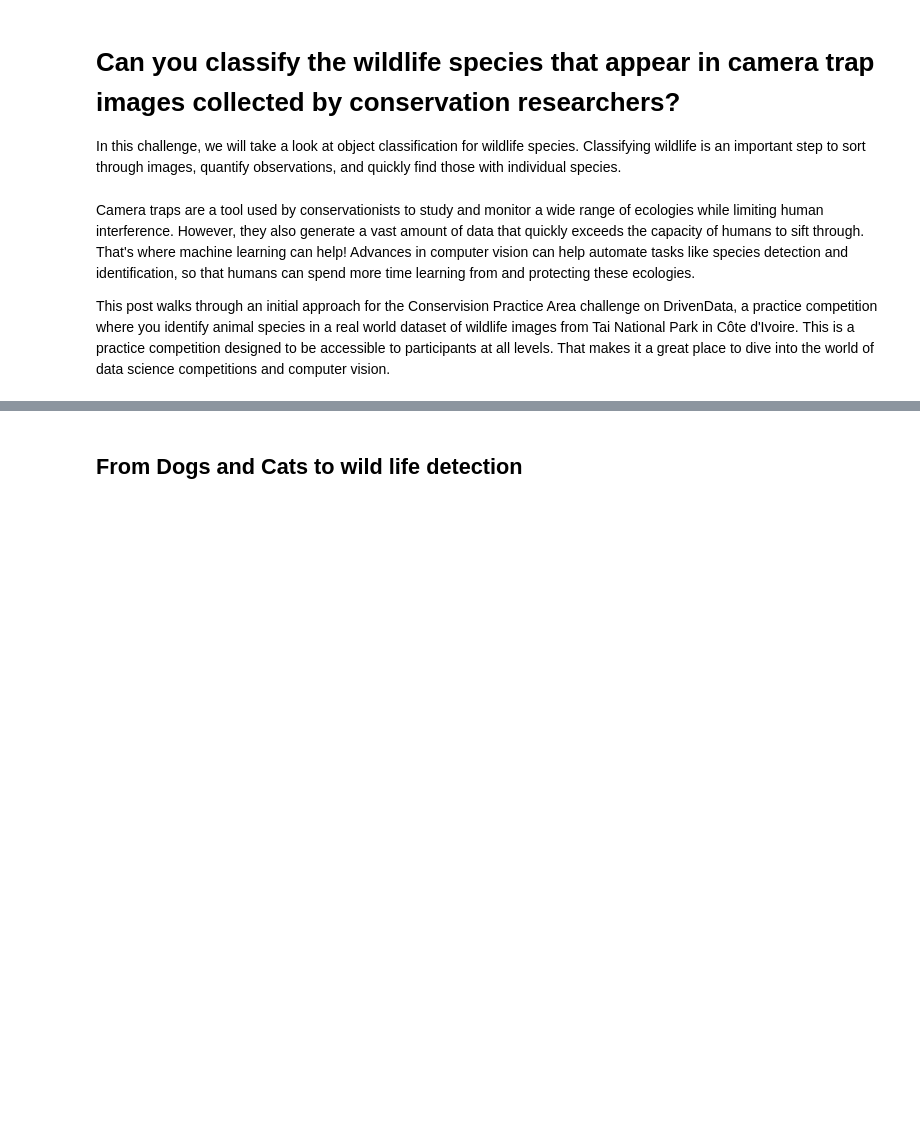
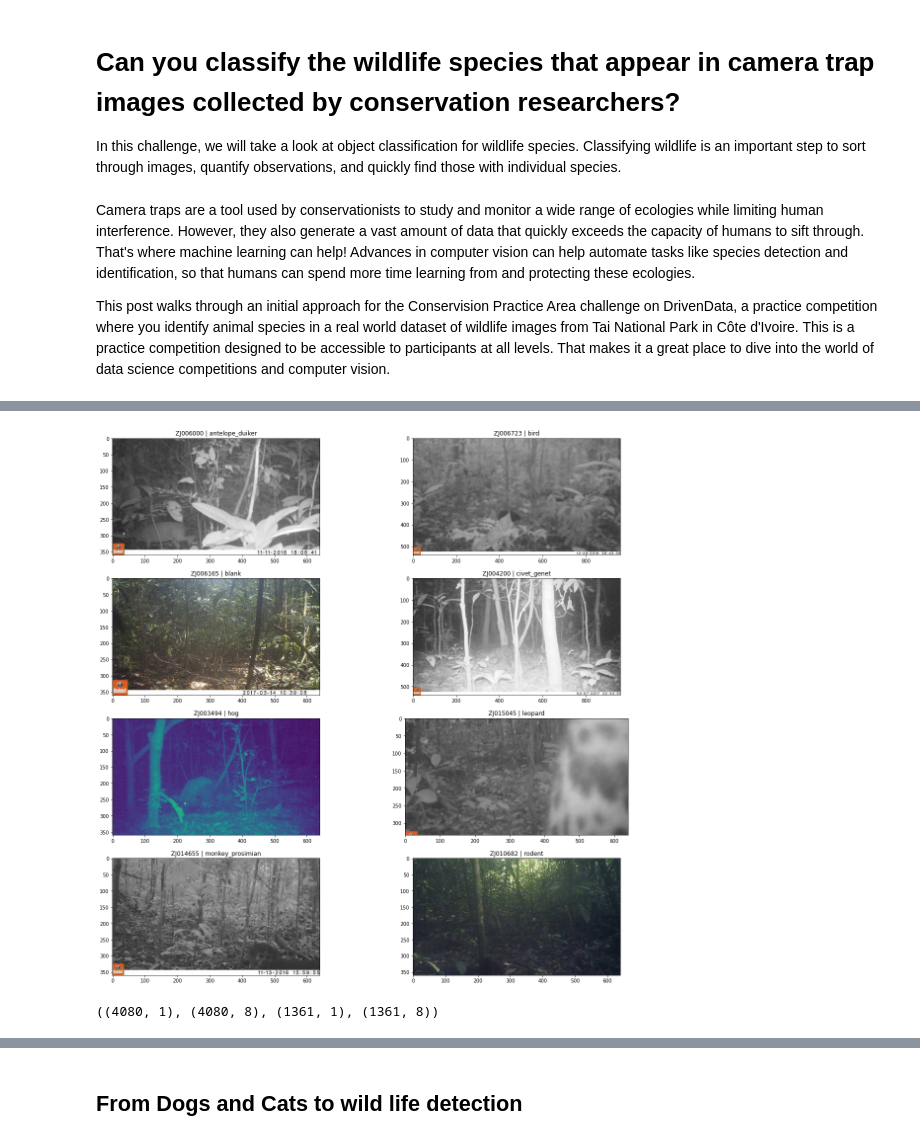
Before and after one commit to afortuny/DeepLearningFastAI, a Jupyter notebook: 05_fine tuning in DL.ipynb, the cells around one changed output, grey strips where cells are left out. Cells and saved outputs as stored; diff of their text form; code cells hidden in the pictures; blank space fills up the shorter version.

```diff
--- a/05_fine tuning in DL.ipynb
+++ b/05_fine tuning in DL.ipynb
@@ -44,0 +48,2 @@ unzip:  cannot find or open train_features.zip, train_features.zip.zip or train_
+# %%
+species_labels = sorted(train_labels.columns.unique())
@@ -44,0 +52,23 @@ unzip:  cannot find or open train_features.zip, train_features.zip.zip or train_
+# %%
+import matplotlib.image as mpimg
+
+random_state = 42
+
+# we'll create a grid with 8 positions, one for each label (7 species, plus blanks)
+fig, axes = plt.subplots(nrows=4, ncols=2, figsize=(20, 20))
+
+# iterate through each species
+for species, ax in zip(species_labels, axes.flat):
+    # get an image ID for this species
+    img_id = (
+        train_labels[train_labels.loc[:,species] == 1]
+        .sample(1, random_state=random_state)
+        .index[0]
+    )
+    # reads the filepath and returns a numpy array
+    img = mpimg.imread(train_features.loc[img_id].filepath)
+    # plot etc
+    ax.imshow(img)
+    ax.set_title(f"{img_id} | {species}")
+# %% [output]
+[figure, added]
@@ -44,0 +87,4 @@ unzip:  cannot find or open train_features.zip, train_features.zip.zip or train_
+# %%
+x_train.shape, y_train.shape, x_eval.shape, y_eval.shape
+# %% [output]
+((4080, 1), (4080, 8), (1361, 1), (1361, 8))
```
Also changed, not shown: parts of 13 cells of this notebook.
